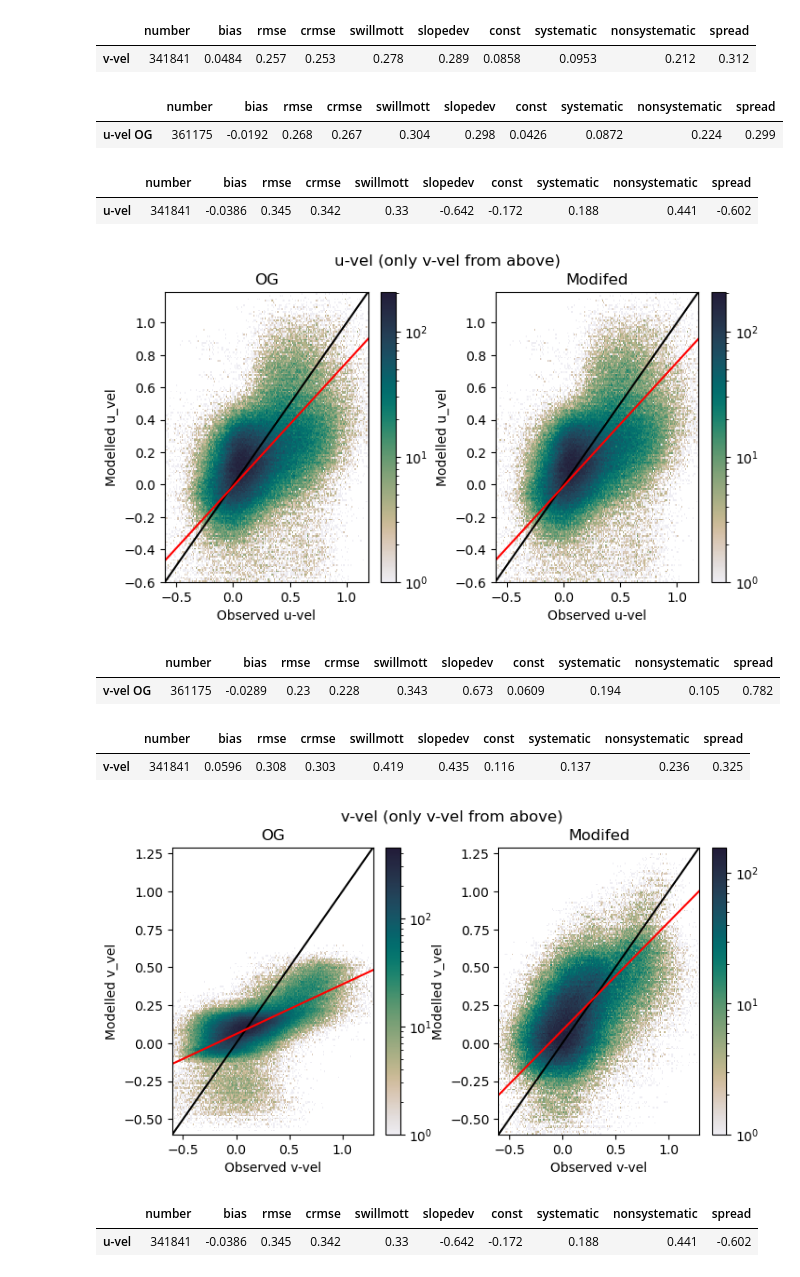
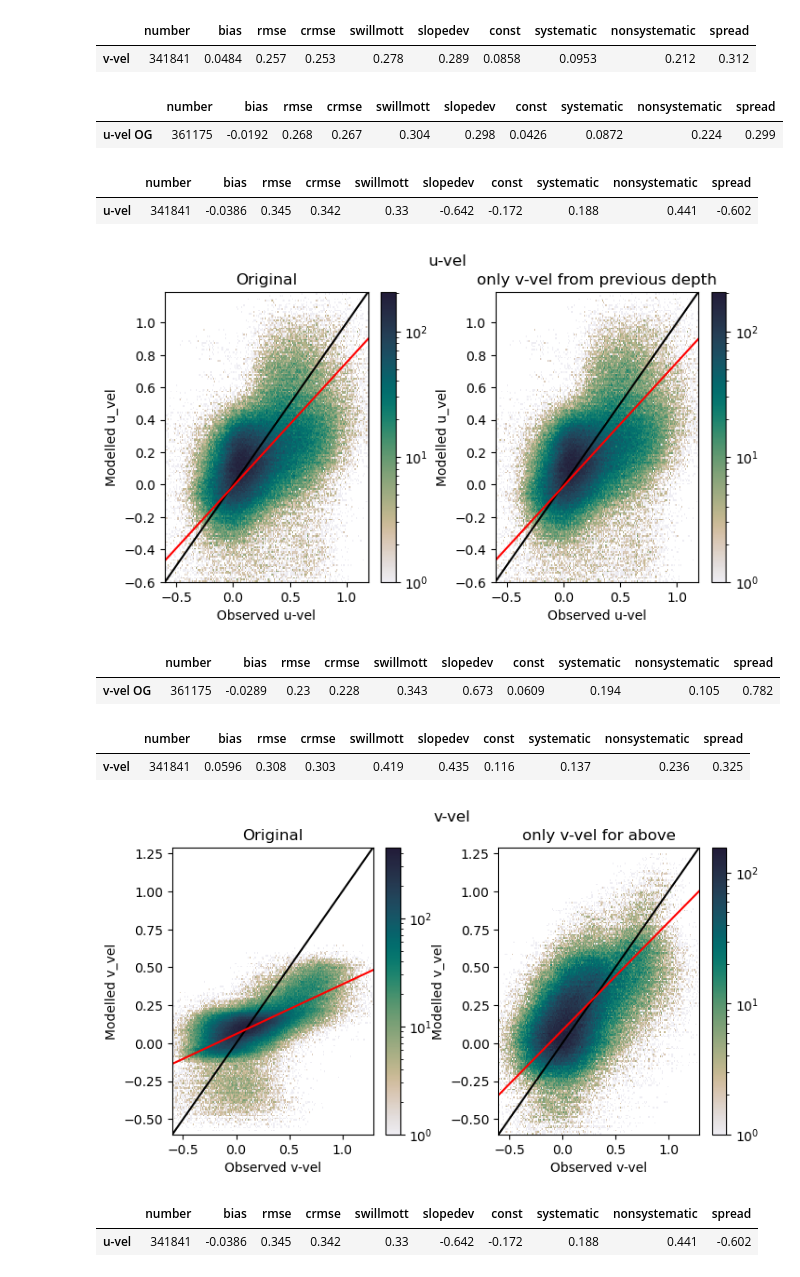
Before and after one commit to SalishSeaCast/analysis-camryn, a Jupyter notebook: notebooks/model_evals/model_eval_currents.ipynb, the cells around one changed output. Drawn from its saved outputs; the diff is of its cells as text; code cells hidden in the pictures.

```diff
--- a/notebooks/model_evals/model_eval_currents.ipynb
+++ b/notebooks/model_evals/model_eval_currents.ipynb
@@ -800,7 +800,7 @@ scale = 24
 idepth = 0
 jdepth = 39
 # %%
-vmax = 0.6
+vmax = 1.2
 vmin = -0.6
 
 fig,[ax,ax2] = plt.subplots(1,2,figsize=(8,4))
@@ -813,10 +813,8 @@ fig.colorbar(color, ax=ax)
 ax.plot(np.arange(vmin,vmax,0.01),np.arange(vmin,vmax,0.01),color='k')
 a1,b1,stm,nstm = wolfram_perp(data_uvel_OG,'current_velocity_east','mod_east_vel')
 line = a1+np.arange(vmin, vmax, 0.01)*b1
-# slope,intercept = np.polyfit(data_uvel['i_vel'],data_uvel['mod_vozocrtx'],1)
-# line = slope*np.arange(vmin,vmax,0.01)+intercept
 ax.plot(np.arange(vmin,vmax,0.01),line,'r')
-ax.set_title('OG')
+ax.set_title('Original')
 
 counts, xedges, yedges, color = ax2.hist2d( data_uvel['current_velocity_east'],data_uvel['mod_east_vel'],
                                            bins=np.arange(vmin, vmax, dbin), norm=LogNorm(),cmap=cmap);
@@ -826,11 +824,9 @@ fig.colorbar(color, ax=ax2)
 ax2.plot(np.arange(vmin,vmax,0.01),np.arange(vmin,vmax,0.01),color='k')
 a1,b1,stm,nstm = wolfram_perp(data_uvel,'current_velocity_east','mod_east_vel')
 line = a1+np.arange(vmin, vmax, 0.01)*b1
-# slope,intercept = np.polyfit(data_uvel['i_vel'],data_uvel['mod_vozocrtx'],1)
-# line = slope*np.arange(vmin,vmax,0.01)+intercept
 ax2.plot(np.arange(vmin,vmax,0.01),line,'r')
-ax2.set_title('Modifed')
-fig.suptitle('2012 u-vel')
+ax2.set_title('previous depth ')
+fig.suptitle('u-vel')
 fig.subplots_adjust(wspace=0.3)
 
 display(d_uvel.style.format(myformat).apply(highlight_max_min))
@@ -844,5 +840,5 @@ d_vvel.style.format(myformat).apply(highlight_max_min)
 # %%
-vmax = 0.6
+vmax = 1.2
 vmin = -0.6
 
 fig,[ax,ax2] = plt.subplots(1,2,figsize=(8,4))
@@ -855,10 +851,8 @@ fig.colorbar(color, ax=ax)
 ax.plot(np.arange(vmin,vmax,0.01),np.arange(vmin,vmax,0.01),color='k')
 a1,b1,stm,nstm = wolfram_perp(data_uvel_OG,'current_velocity_north','mod_north_vel')
 line = a1+np.arange(vmin, vmax, 0.01)*b1
-# slope,intercept = np.polyfit(data_uvel['i_vel'],data_uvel['mod_vozocrtx'],1)
-# line = slope*np.arange(vmin,vmax,0.01)+intercept
 ax.plot(np.arange(vmin,vmax,0.01),line,'r')
-ax.set_title('OG')
+ax.set_title('original')
 
 counts, xedges, yedges, color = ax2.hist2d( data_vvel['current_velocity_north'],data_vvel['mod_north_vel'],
                                            bins=np.arange(vmin, vmax, dbin), norm=LogNorm(),cmap=cmap);
@@ -868,11 +862,9 @@ fig.colorbar(color, ax=ax2)
 ax2.plot(np.arange(vmin,vmax,0.01),np.arange(vmin,vmax,0.01),color='k')
 a1,b1,stm,nstm = wolfram_perp(data_vvel,'current_velocity_north','mod_north_vel')
 line = a1+np.arange(vmin, vmax, 0.01)*b1
-# slope,intercept = np.polyfit(data_uvel['i_vel'],data_uvel['mod_vozocrtx'],1)
-# line = slope*np.arange(vmin,vmax,0.01)+intercept
 ax2.plot(np.arange(vmin,vmax,0.01),line,'r')
-ax2.set_title('Modifed')
-fig.suptitle('2012 v-vel')
+ax2.set_title('previous depth')
+fig.suptitle('v-vel')
 fig.subplots_adjust(wspace=0.3)
 
 display(d_vvel_OG.style.format(myformat).apply(highlight_max_min))
@@ -935,10 +927,8 @@ fig.colorbar(color, ax=ax)
 ax.plot(np.arange(vmin,vmax,0.01),np.arange(vmin,vmax,0.01),color='k')
 a1,b1,stm,nstm = wolfram_perp(data_uvel_OG,'current_velocity_east','mod_east_vel')
 line = a1+np.arange(vmin, vmax, 0.01)*b1
-# slope,intercept = np.polyfit(data_uvel['i_vel'],data_uvel['mod_vozocrtx'],1)
-# line = slope*np.arange(vmin,vmax,0.01)+intercept
 ax.plot(np.arange(vmin,vmax,0.01),line,'r')
-ax.set_title('OG')
+ax.set_title('Original')
 
 counts, xedges, yedges, color = ax2.hist2d( data_uvel_comb['current_velocity_east'],data_uvel_comb['mod_east_vel'],
                                            bins=np.arange(vmin, vmax, dbin), norm=LogNorm(),cmap=cmap);
@@ -948,11 +938,9 @@ fig.colorbar(color, ax=ax2)
 ax2.plot(np.arange(vmin,vmax,0.01),np.arange(vmin,vmax,0.01),color='k')
 a1,b1,stm,nstm = wolfram_perp(data_uvel_comb,'current_velocity_east','mod_east_vel')
 line = a1+np.arange(vmin, vmax, 0.01)*b1
-# slope,intercept = np.polyfit(data_uvel['i_vel'],data_uvel['mod_vozocrtx'],1)
-# line = slope*np.arange(vmin,vmax,0.01)+intercept
 ax2.plot(np.arange(vmin,vmax,0.01),line,'r')
-ax2.set_title('Modifed')
-fig.suptitle('u-vel (only v-vel from above)')
+ax2.set_title('only v-vel from previous depth')
+fig.suptitle('u-vel')
 fig.subplots_adjust(wspace=0.3)
 
 display(d_uvel_OG.style.format(myformat).apply(highlight_max_min))
@@ -962,7 +950,7 @@ d_uvel.style.format(myformat).apply(highlight_max_min)
 | u-vel OG | 361175 | -0.0192 | 0.268 | 0.267 | 0.304 | 0.298 | 0.0426 | 0.0872 | 0.224 | 0.299 |
 |  | number | bias | rmse | crmse | swillmott | slopedev | const | systematic | nonsystematic | spread |
 | u-vel | 341841 | -0.0386 | 0.345 | 0.342 | 0.33 | -0.642 | -0.172 | 0.188 | 0.441 | -0.602 |
-[figure, old version]
+[figure, new version]
 # %%
 vmax = 1.3
 vmin = -0.6
@@ -970,41 +958,37 @@ vmin = -0.6
 fig,[ax,ax2] = plt.subplots(1,2,figsize=(8,4))
 
 counts, xedges, yedges, color = ax.hist2d( data_uvel_OG['current_velocity_north'],data_uvel_OG['mod_north_vel'],
                                            bins=np.arange(vmin, vmax, dbin), norm=LogNorm(),cmap=cmap);
 ax.set_xlabel(f'Observed v-vel')
 ax.set_ylabel(f'Modelled v_vel')
 fig.colorbar(color, ax=ax)
 ax.plot(np.arange(vmin,vmax,0.01),np.arange(vmin,vmax,0.01),color='k')
 a1,b1,stm,nstm = wolfram_perp(data_uvel_OG,'current_velocity_north','mod_north_vel')
 line = a1+np.arange(vmin, vmax, 0.01)*b1
-# slope,intercept = np.polyfit(data_uvel['i_vel'],data_uvel['mod_vozocrtx'],1)
-# line = slope*np.arange(vmin,vmax,0.01)+intercept
 ax.plot(np.arange(vmin,vmax,0.01),line,'r')
-ax.set_title('OG')
+ax.set_title('Original')
 
 counts, xedges, yedges, color = ax2.hist2d( data_vvel_comb['current_velocity_north'],data_vvel_comb['mod_north_vel'],
                                            bins=np.arange(vmin, vmax, dbin), norm=LogNorm(),cmap=cmap);
 ax2.set_xlabel(f'Observed v-vel')
 ax2.set_ylabel(f'Modelled v_vel')
 fig.colorbar(color, ax=ax2)
 ax2.plot(np.arange(vmin,vmax,0.01),np.arange(vmin,vmax,0.01),color='k')
 a1,b1,stm,nstm = wolfram_perp(data_vvel_comb,'current_velocity_north','mod_north_vel')
 line = a1+np.arange(vmin, vmax, 0.01)*b1
-# slope,intercept = np.polyfit(data_uvel['i_vel'],data_uvel['mod_vozocrtx'],1)
-# line = slope*np.arange(vmin,vmax,0.01)+intercept
 ax2.plot(np.arange(vmin,vmax,0.01),line,'r')
-ax2.set_title('Modifed')
-fig.suptitle('v-vel (only v-vel from above)')
+ax2.set_title('only v-vel for above')
+fig.suptitle('v-vel')
 fig.subplots_adjust(wspace=0.3)
 
 display(d_vvel_OG.style.format(myformat).apply(highlight_max_min))
 d_vvel.style.format(myformat).apply(highlight_max_min)
 # %% [output]
 |  | number | bias | rmse | crmse | swillmott | slopedev | const | systematic | nonsystematic | spread |
 | v-vel OG | 361175 | -0.0289 | 0.23 | 0.228 | 0.343 | 0.673 | 0.0609 | 0.194 | 0.105 | 0.782 |
 |  | number | bias | rmse | crmse | swillmott | slopedev | const | systematic | nonsystematic | spread |
 | v-vel | 341841 | 0.0596 | 0.308 | 0.303 | 0.419 | 0.435 | 0.116 | 0.137 | 0.236 | 0.325 |
-[figure, old version]
+[figure, new version]
 # %%
 vmax = 1.2
 vmin = -0.6
```
Also changed, not shown: parts of 13 cells of this notebook.
